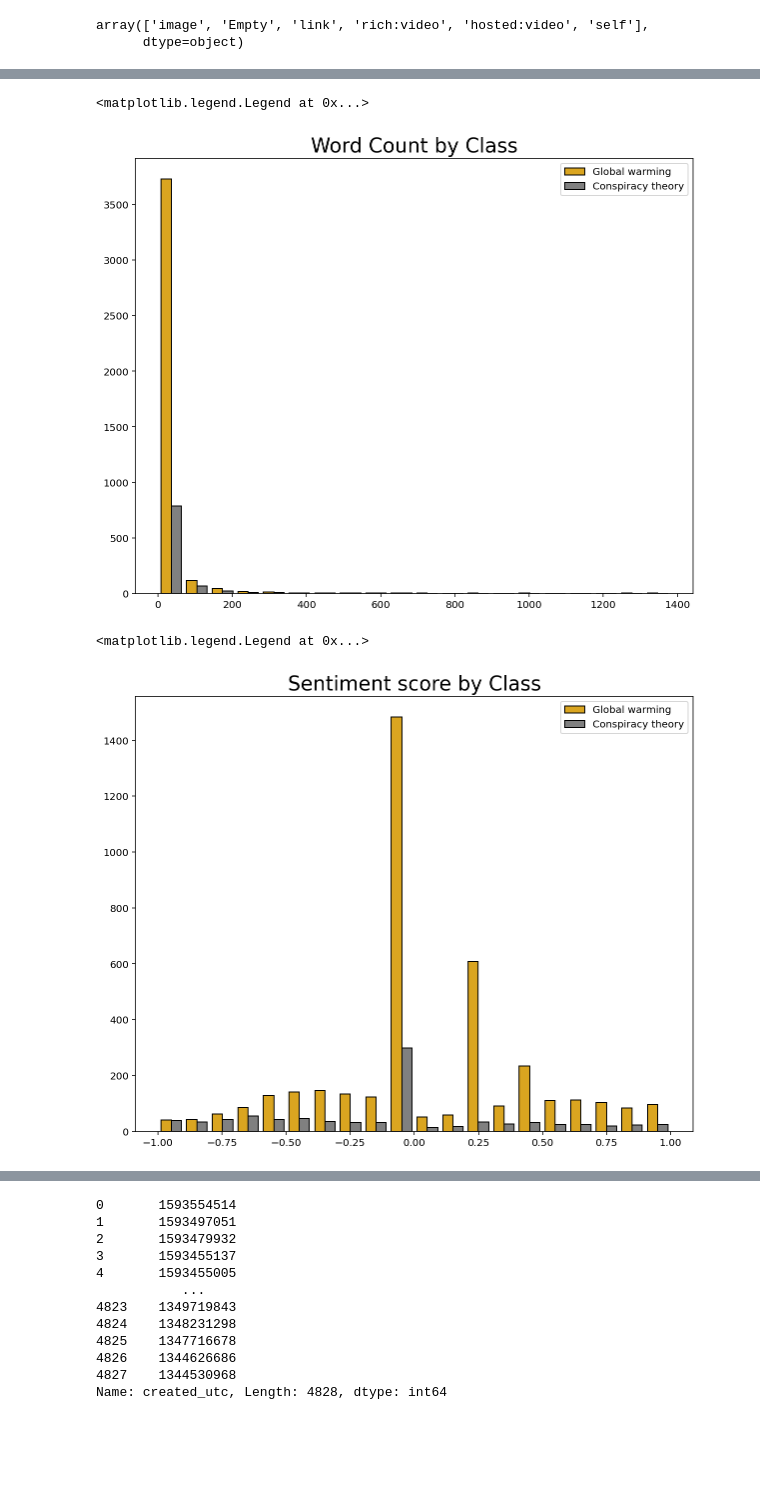
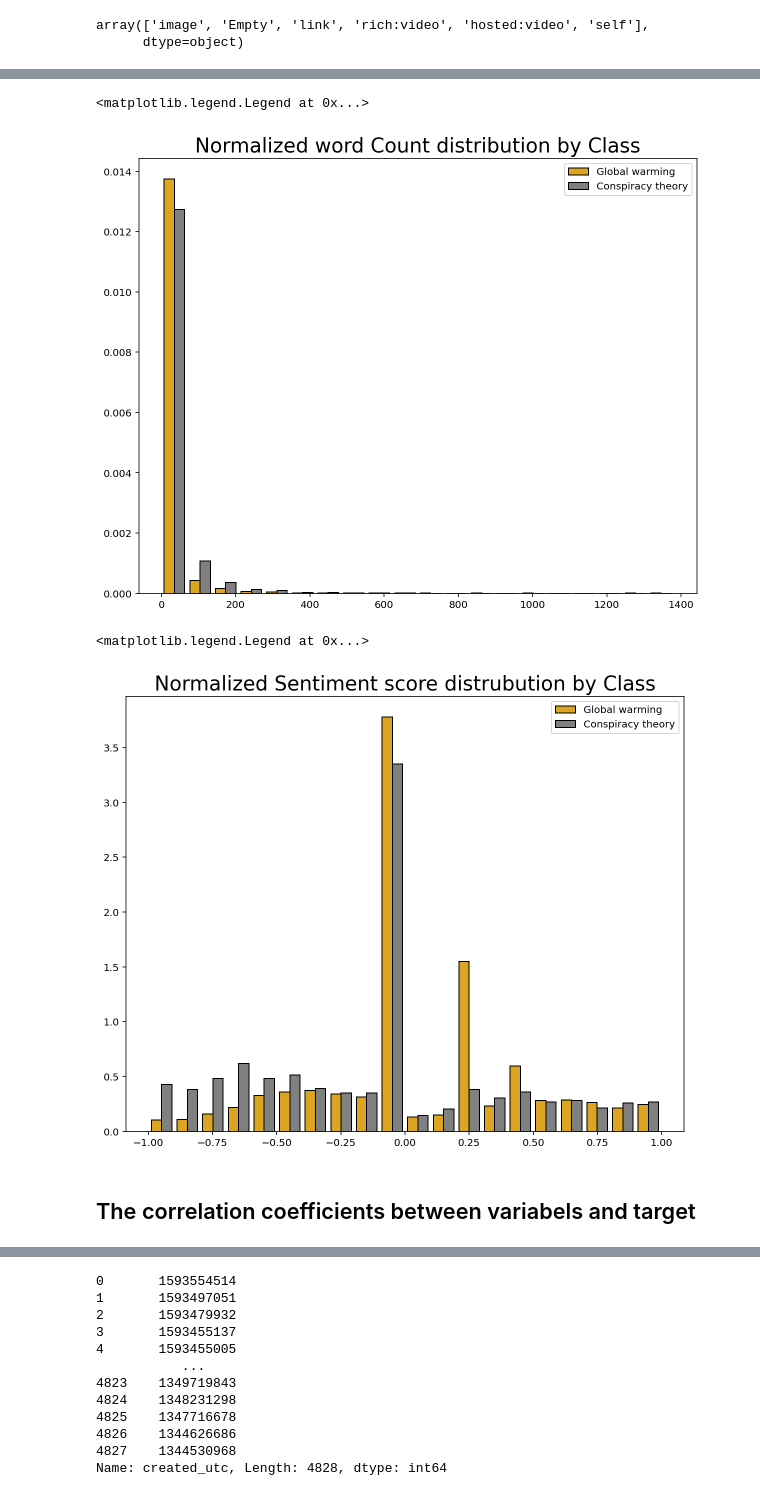
Before and after one commit to saiedmighani/Global_warming_NLP_analysis, a Jupyter notebook: Codes/P03_EDA_nlp.ipynb, the cells around one changed output, grey strips where cells are left out. Drawn from its saved outputs; the diff is of its cells as text; code cells hidden in the pictures; blank space fills up the shorter version.

```diff
--- a/Codes/P03_EDA_nlp.ipynb
+++ b/Codes/P03_EDA_nlp.ipynb
@@ -47,13 +49,13 @@ df_reddit.shape
 ---
 # %%
 #Counting the charcaters and word in "text_merged"
-df_reddit["text_char_count"] = df_reddit["text_merged"].map(lambda x: len(x))
-df_reddit["text_word_count"] = df_reddit["text_merged"].map(lambda x: len(x.split(" ")))
+#df_reddit["text_char_count"] = df_reddit["text_merged"].map(lambda x: len(x))
+df_reddit["word_count*"] = df_reddit["text_merged"].map(lambda x: len(x.split(" ")))
 
 #Sentiment analyzer
 sent = SentimentIntensityAnalyzer()
 
-df_reddit['sentiment_score'] = df_reddit["text_merged"].apply(lambda x: sent.polarity_scores(x)['compound'])
+df_reddit['sentiment_score*'] = df_reddit["text_merged"].apply(lambda x: sent.polarity_scores(x)['compound'])
 
 
 df_reddit['date'] = pd.to_datetime(df_reddit['created_utc'],unit='s')
@@ -91,7 +93,7 @@ df_reddit.drop(columns="domain", inplace = True)
 Looks good !
 Now, checking the counts:
 # %%
-sub_ch_mask = df_reddit["target"] == 1
+sub_gw_mask = df_reddit["target"] == 1
 sub_ct_mask = df_reddit["target"] == 0
 df_reddit[sub_ct_mask]["text_merged"].count()
 # %% [output]
@@ -176,21 +177,23 @@ plt.show()
 # %%
 plt.figure(figsize=(10,8))
-plt.hist([df_reddit[sub_ch_mask]['text_word_count'],
-          df_reddit[sub_ct_mask]['text_word_count']],
-         bins=20, color=['goldenrod', 'grey'], ec='k')
-plt.title('Word Count by Class', fontsize=20)
+plt.hist([df_reddit[sub_gw_mask]['word_count*'],
+          df_reddit[sub_ct_mask]['word_count*']],
+         bins=20, color=['goldenrod', 'grey'], ec='k', density=True)
+plt.title('Normalized word Count distribution by Class', fontsize=20)
 plt.legend(['Global warming', 'Conspiracy theory'])
 # %% [output]
 <matplotlib.legend.Legend at 0x...>
-[figure, old version]
+[figure, new version]
 # %%
 plt.figure(figsize=(10,8))
-plt.hist([df_reddit[sub_ch_mask]['sentiment_score'],
-          df_reddit[sub_ct_mask]['sentiment_score']],
-         bins=20, color=['goldenrod', 'grey'], ec='k')
-plt.title('Sentiment score by Class', fontsize=20)
+plt.hist([df_reddit[sub_gw_mask]['sentiment_score*'],
+          df_reddit[sub_ct_mask]['sentiment_score*']],
+         bins=20, color=['goldenrod', 'grey'], ec='k', density=True)
+plt.title('Normalized Sentiment score distrubution by Class', fontsize=20)
 plt.legend(['Global warming', 'Conspiracy theory'])
 # %% [output]
 <matplotlib.legend.Legend at 0x...>
-[figure, old version]
+[figure, new version]
+# %% [markdown]
+## The correlation coefficients between variabels and target
 # %%
```
Also changed, not shown: parts of 55 cells of this notebook, 19 other files.
